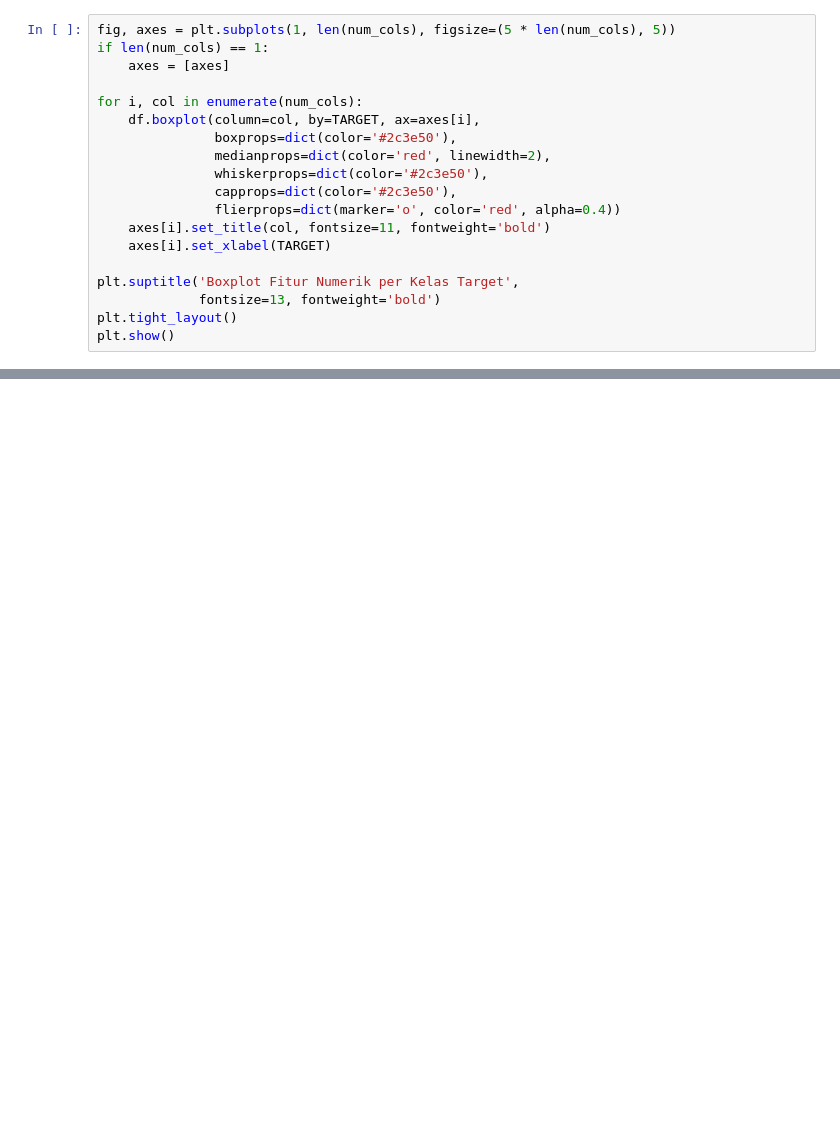
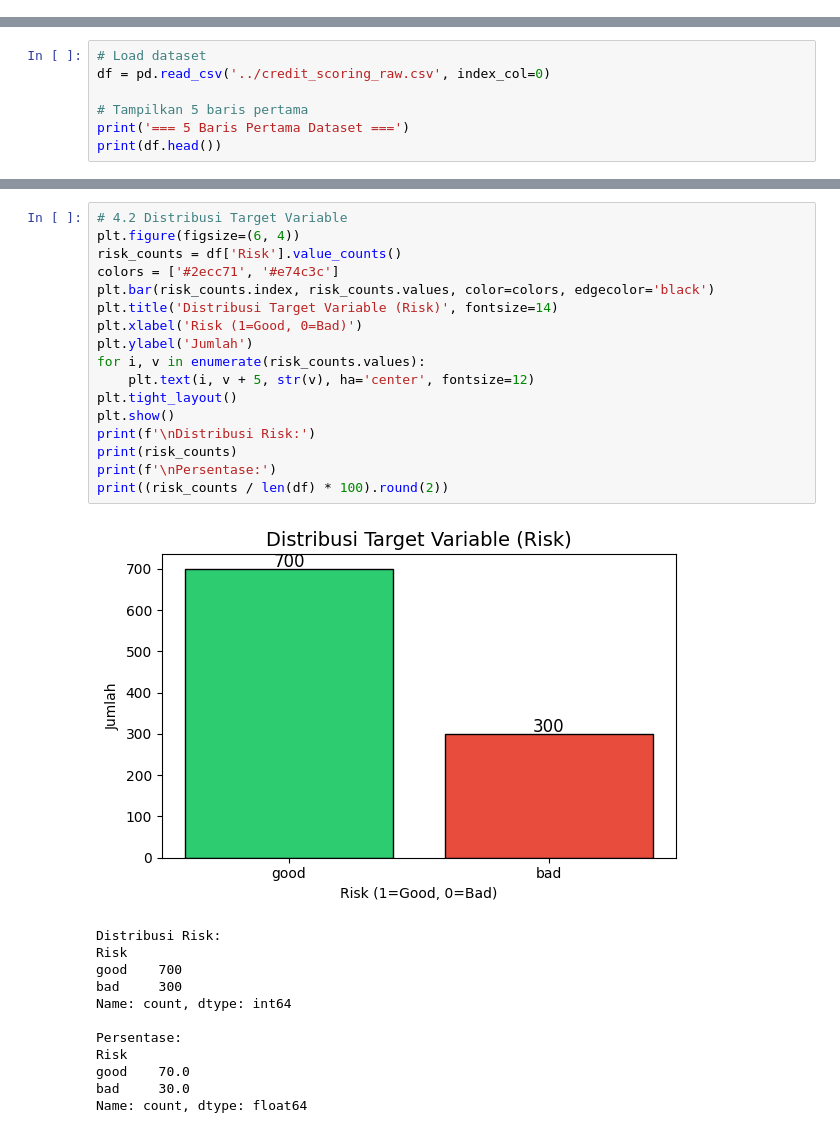
Before and after one commit to Cutrenatha/Eksperimen_SML_Cut-Renatha-Fadhilah, a Jupyter notebook: preprocessing/Eksperimen_Cut-Renatha-Fadhilah.ipynb, the cells around one changed output, grey strips where cells are left out. Cells and saved outputs as stored; diff of their text form; blank space fills up the shorter version.

```diff
--- a/preprocessing/Eksperimen_Cut-Renatha-Fadhilah.ipynb
+++ b/preprocessing/Eksperimen_Cut-Renatha-Fadhilah.ipynb
@@ -319,19 +0,0 @@ plt.show()
-# %%
-fig, axes = plt.subplots(1, len(num_cols), figsize=(5 * len(num_cols), 5))
-if len(num_cols) == 1:
-    axes = [axes]
-
-for i, col in enumerate(num_cols):
-    df.boxplot(column=col, by=TARGET, ax=axes[i],
-               boxprops=dict(color='#2c3e50'),
-               medianprops=dict(color='red', linewidth=2),
-               whiskerprops=dict(color='#2c3e50'),
-               capprops=dict(color='#2c3e50'),
-               flierprops=dict(marker='o', color='red', alpha=0.4))
-    axes[i].set_title(col, fontsize=11, fontweight='bold')
-    axes[i].set_xlabel(TARGET)
-
-plt.suptitle('Boxplot Fitur Numerik per Kelas Target',
-             fontsize=13, fontweight='bold')
-plt.tight_layout()
-plt.show()
@@ -572,0 +41,7 @@ print(f"{'='*50}")
+# %%
+# Load dataset
+df = pd.read_csv('../credit_scoring_raw.csv', index_col=0)
+
+# Tampilkan 5 baris pertama
+print('=== 5 Baris Pertama Dataset ===')
+print(df.head())
@@ -572,0 +125,30 @@ print(f"{'='*50}")
+# %%
+# 4.2 Distribusi Target Variable
+plt.figure(figsize=(6, 4))
+risk_counts = df['Risk'].value_counts()
+colors = ['#2ecc71', '#e74c3c']
+plt.bar(risk_counts.index, risk_counts.values, color=colors, edgecolor='black')
+plt.title('Distribusi Target Variable (Risk)', fontsize=14)
+plt.xlabel('Risk (1=Good, 0=Bad)')
+plt.ylabel('Jumlah')
+for i, v in enumerate(risk_counts.values):
+    plt.text(i, v + 5, str(v), ha='center', fontsize=12)
+plt.tight_layout()
+plt.show()
+print(f'\nDistribusi Risk:')
+print(risk_counts)
+print(f'\nPersentase:')
+print((risk_counts / len(df) * 100).round(2))
+# %% [output]
+[figure, added]
+Distribusi Risk:
+Risk
+good    700
+bad     300
+Name: count, dtype: int64
+
+Persentase:
+Risk
+good    70.0
+bad     30.0
+Name: count, dtype: float64
```
Also changed, not shown: parts of 78 cells of this notebook, 2 other files.
